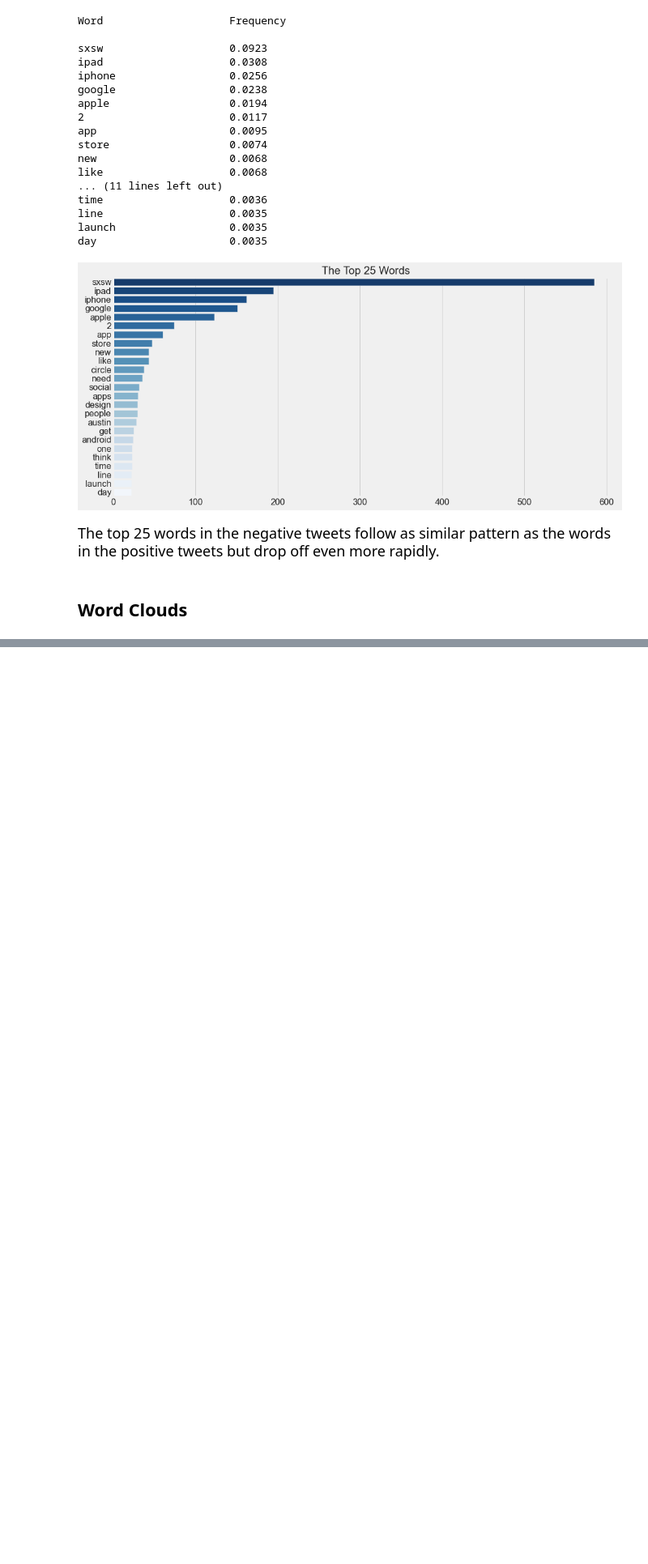
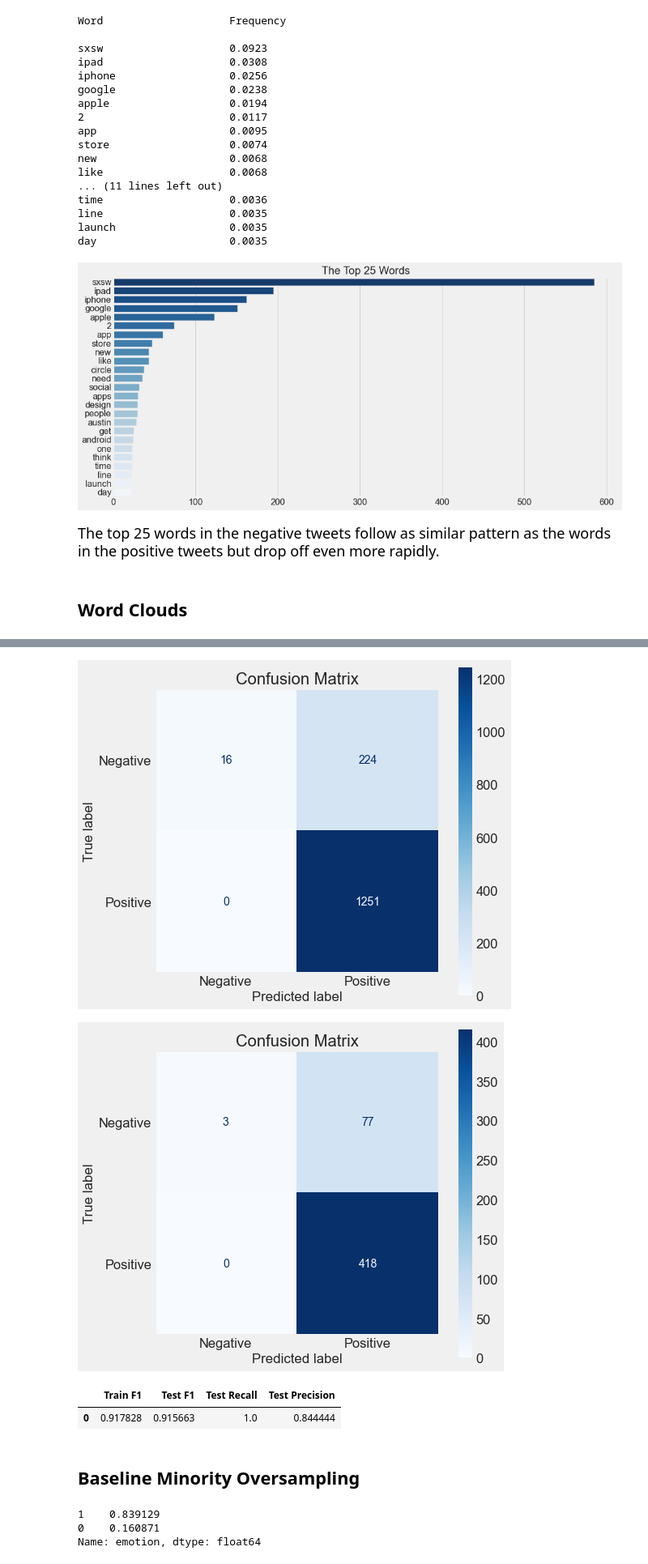
Before and after one commit to jeffreyhwatson/nlp_sentiment_project, a Jupyter notebook: notebooks/exploratory/modeling_eda.ipynb, the cells around one changed output, grey strips where cells are left out. Shown at 81% size. Cells and saved outputs as stored; diff of their text form; code cells hidden in the pictures; blank space fills up the shorter version.

```diff
--- a/notebooks/exploratory/modeling_eda.ipynb
+++ b/notebooks/exploratory/modeling_eda.ipynb
@@ -368,0 +380,3 @@ fn.confusion(baseline, tfidf_data_lem_train, y_lem_train)
+# %%
+fn.subsplit_test(baseline, X_lem_train, y_lem_train)
+# %% [output]
@@ -368,0 +385,12 @@ fn.confusion(baseline, tfidf_data_lem_train, y_lem_train)
+[figure, added]
+[figure, added]
+|  | Train F1 | Test F1 | Test Recall | Test Precision |
+| 0 | 0.917828 | 0.915663 | 1.0 | 0.844444 |
+# %% [markdown]
+## Baseline Minority Oversampling
+# %%
+df.emotion.value_counts(normalize=True)
+# %% [output]
+1    0.839129
+0    0.160871
+Name: emotion, dtype: float64
```
Also changed, not shown: parts of 73 cells of this notebook, 2 other files.
